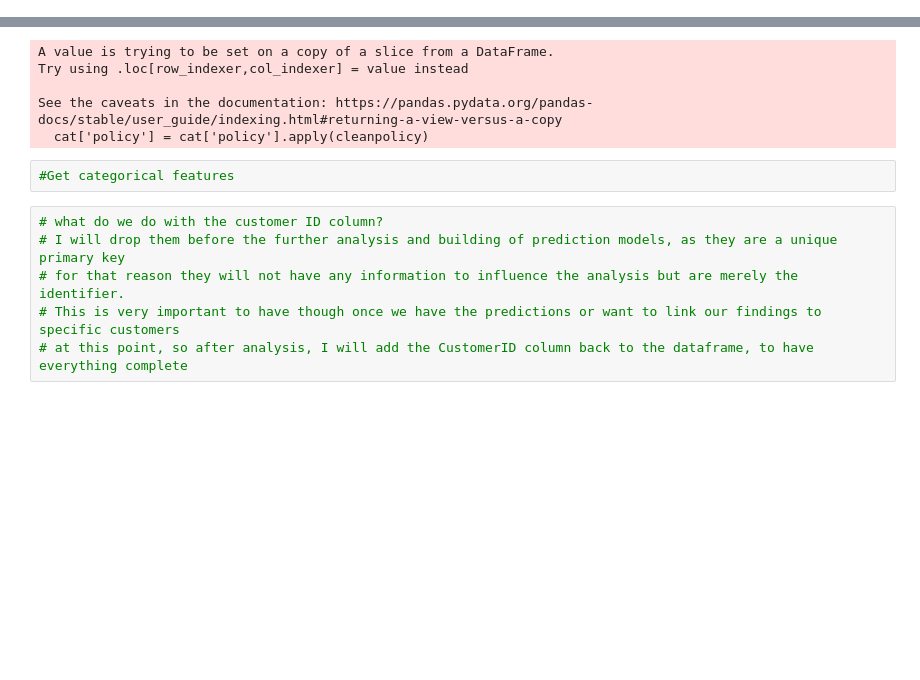
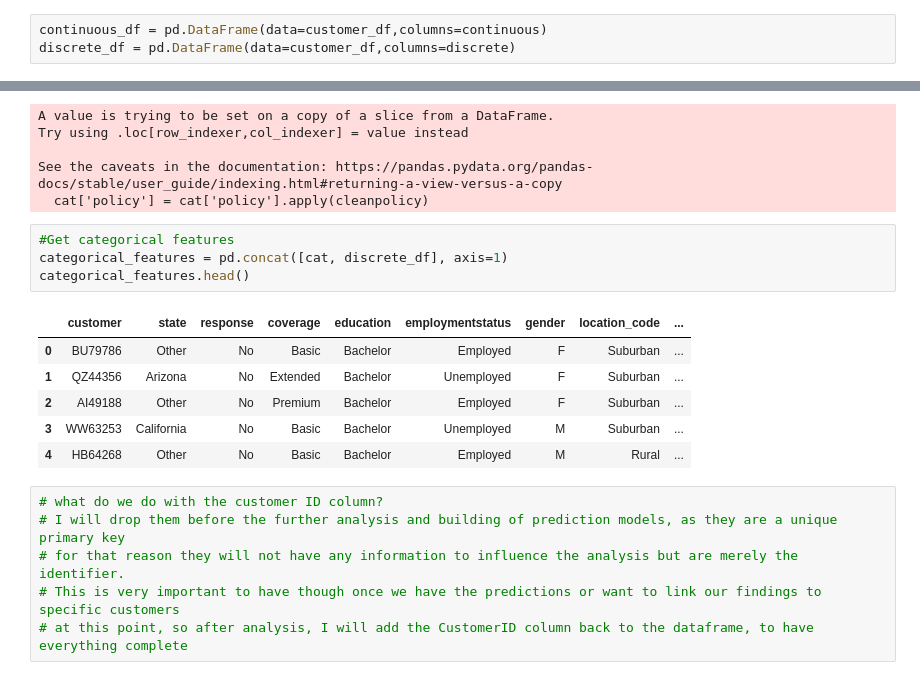
Before and after one commit to joriencaron/lab-cleaning-numerical-data, a Jupyter notebook: lab_cleaning_num-finished.ipynb, the cells around one changed output, grey strips where cells are left out. Drawn from its saved outputs; the diff is of its cells as text; blank space fills up the shorter version.

```diff
--- a/lab_cleaning_num-finished.ipynb
+++ b/lab_cleaning_num-finished.ipynb
@@ -136,6 +136,9 @@ print(discrete)
 ['number_of_open_complaints', 'number_of_policies']
 Deprecated in NumPy 1.20; for more details and guidance: https://numpy.org/devdocs/release/1.20.0-notes.html#deprecations
   cat = df.select_dtypes(include=np.object)
+# %%
+continuous_df = pd.DataFrame(data=customer_df,columns=continuous)
+discrete_df = pd.DataFrame(data=customer_df,columns=discrete)
 # %%
 cat.head()
 # %% [output]
@@ -241,6 +244,15 @@ See the caveats in the documentation: https://pandas.pydata.org/pandas-docs/stab
   cat['policy'] = cat['policy'].apply(cleanpolicy)
 # %%
 #Get categorical features
+categorical_features = pd.concat([cat, discrete_df], axis=1)
+categorical_features.head()
+# %% [output]
+|  | customer | state | response | coverage | education | employmentstatus | gender | location_code | ... |
+| 0 | BU79786 | Other | No | Basic | Bachelor | Employed | F | Suburban | ... |
+| 1 | QZ44356 | Arizona | No | Extended | Bachelor | Unemployed | F | Suburban | ... |
+| 2 | AI49188 | Other | No | Premium | Bachelor | Employed | F | Suburban | ... |
+| 3 | WW63253 | California | No | Basic | Bachelor | Unemployed | M | Suburban | ... |
+| 4 | HB64268 | Other | No | Basic | Bachelor | Employed | M | Rural | ... |
 # %%
 # what do we do with the customer ID column?
 # I will drop them before the further analysis and building of prediction models, as they are a unique primary key
```
